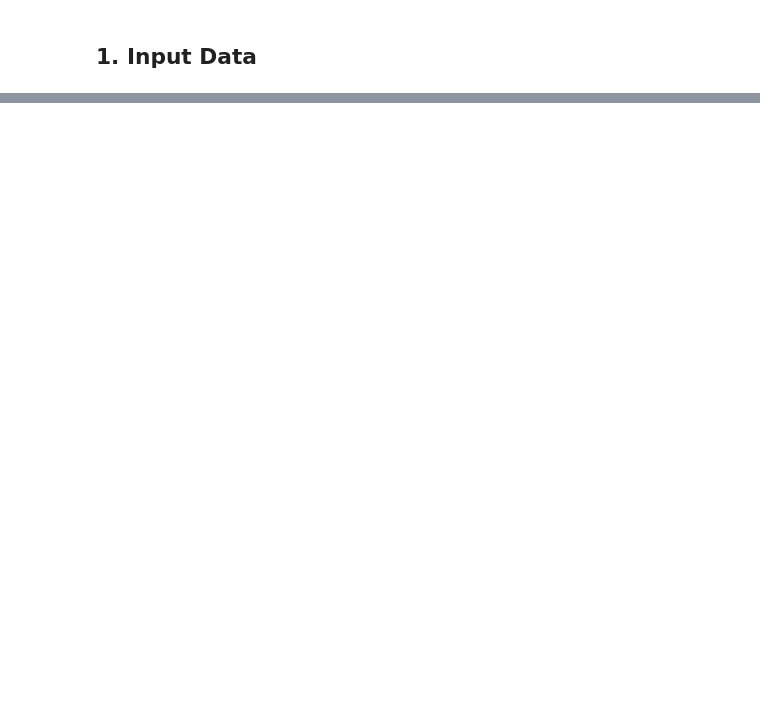
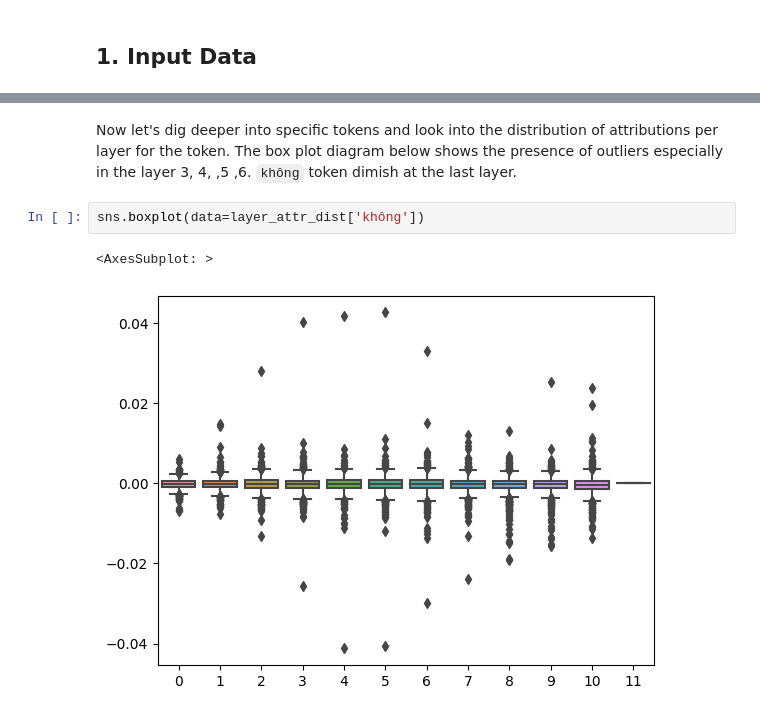
Before and after one commit to kevinkhang2909/ML-learning-journey, a Jupyter notebook: nlp/transformers_learning/captum_visual.ipynb, the cells around one changed output, grey strips where cells are left out. Cells and saved outputs as stored; diff of their text form; blank space fills up the shorter version.

```diff
--- a/nlp/transformers_learning/captum_visual.ipynb
+++ b/nlp/transformers_learning/captum_visual.ipynb
@@ -159,0 +291,7 @@ Legend: Negative Neutral Positive
+# %% [markdown]
+Now let's dig deeper into specific tokens and look into the distribution of attributions per layer for the token. The box plot diagram below shows the presence of outliers especially in the layer 3, 4, ,5 ,6. `không` token dimish at the last layer.
+# %%
+sns.boxplot(data=layer_attr_dist['không'])
+# %% [output]
+<AxesSubplot: >
+[figure, added]
```
Also changed, not shown: parts of 25 cells of this notebook, 6 other files.
